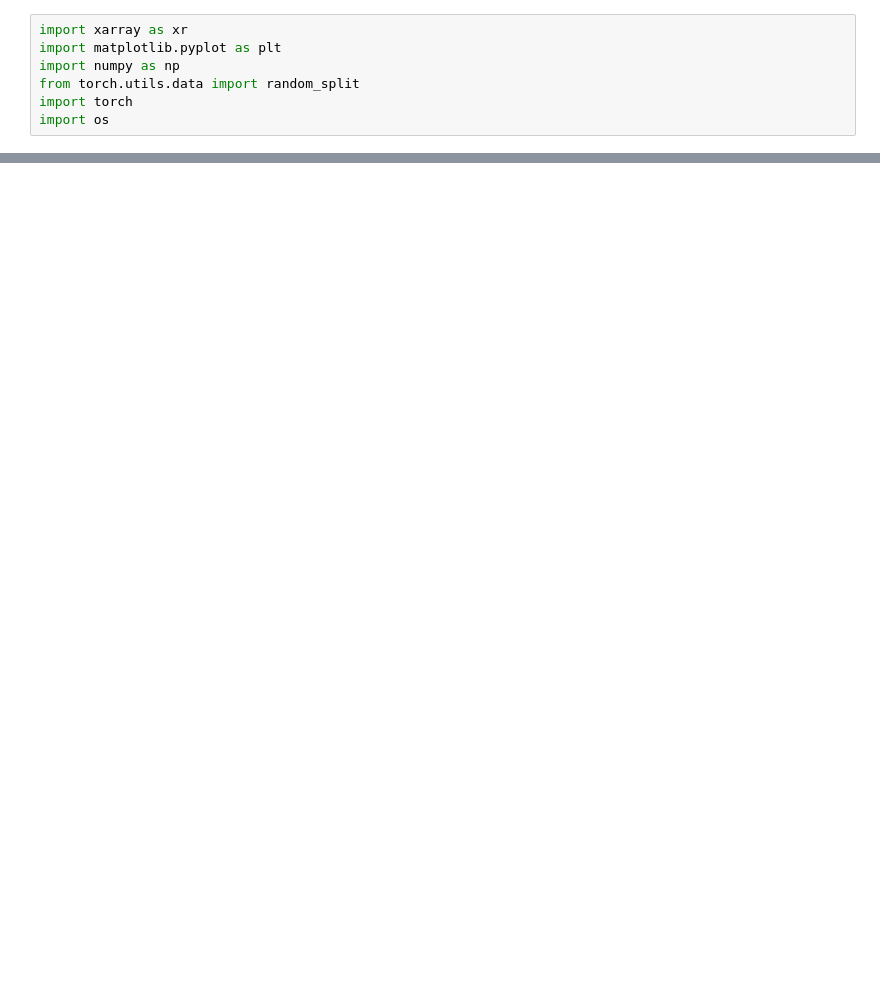
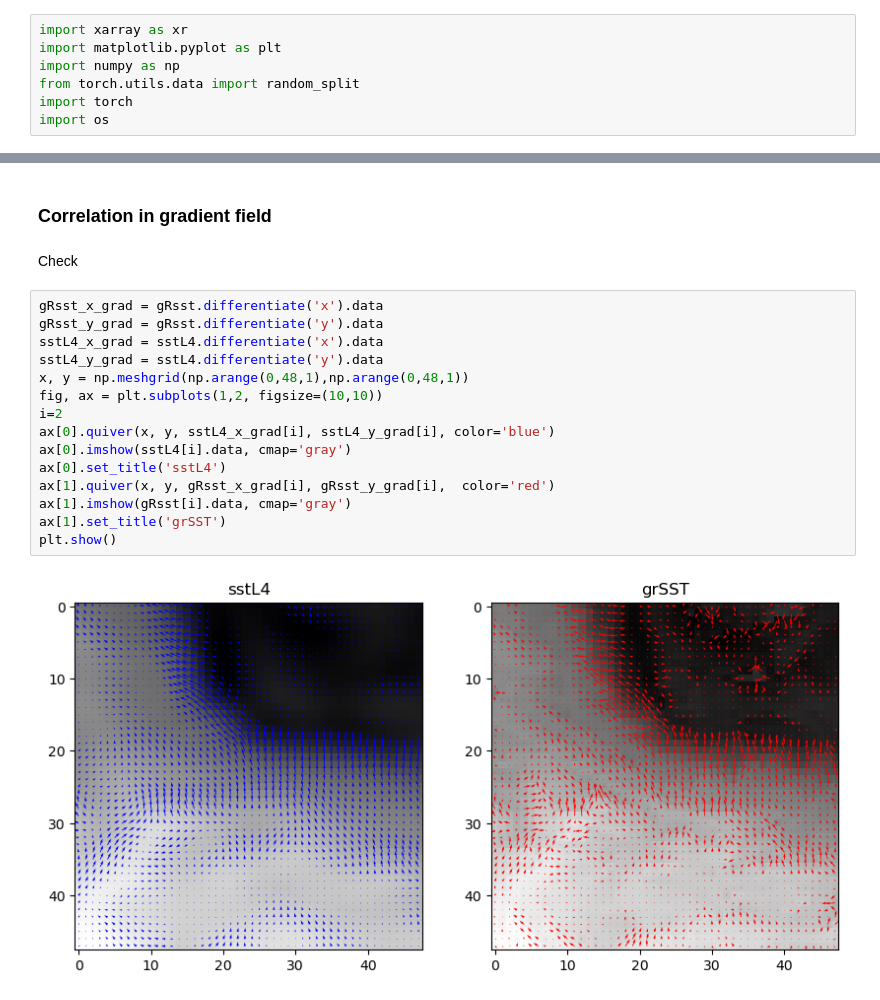
Before and after one commit to MEH04/sst_super_res, a Jupyter notebook: data_analysis.ipynb, the cells around one changed output, grey strips where cells are left out. Saved outputs shown, nothing was run; the diff lists cells and outputs as text; blank space fills up the shorter version.

```diff
--- a/data_analysis.ipynb
+++ b/data_analysis.ipynb
@@ -54,0 +70,21 @@ Text(0.5, 1.0, 'Mean in tile')
+# %% [markdown]
+### Correlation in gradient field
+# %% [markdown]
+Check
+# %%
+gRsst_x_grad = gRsst.differentiate('x').data
+gRsst_y_grad = gRsst.differentiate('y').data
+sstL4_x_grad = sstL4.differentiate('x').data
+sstL4_y_grad = sstL4.differentiate('y').data
+x, y = np.meshgrid(np.arange(0,48,1),np.arange(0,48,1))
+fig, ax = plt.subplots(1,2, figsize=(10,10))
+i=2
+ax[0].quiver(x, y, sstL4_x_grad[i], sstL4_y_grad[i], color='blue')
+ax[0].imshow(sstL4[i].data, cmap='gray')
+ax[0].set_title('sstL4')
+ax[1].quiver(x, y, gRsst_x_grad[i], gRsst_y_grad[i],  color='red')
+ax[1].imshow(gRsst[i].data, cmap='gray')
+ax[1].set_title('grSST')
+plt.show()
+# %% [output]
+[figure, added]
```
Also changed, not shown: parts of 11 cells of this notebook, 3 other files.
